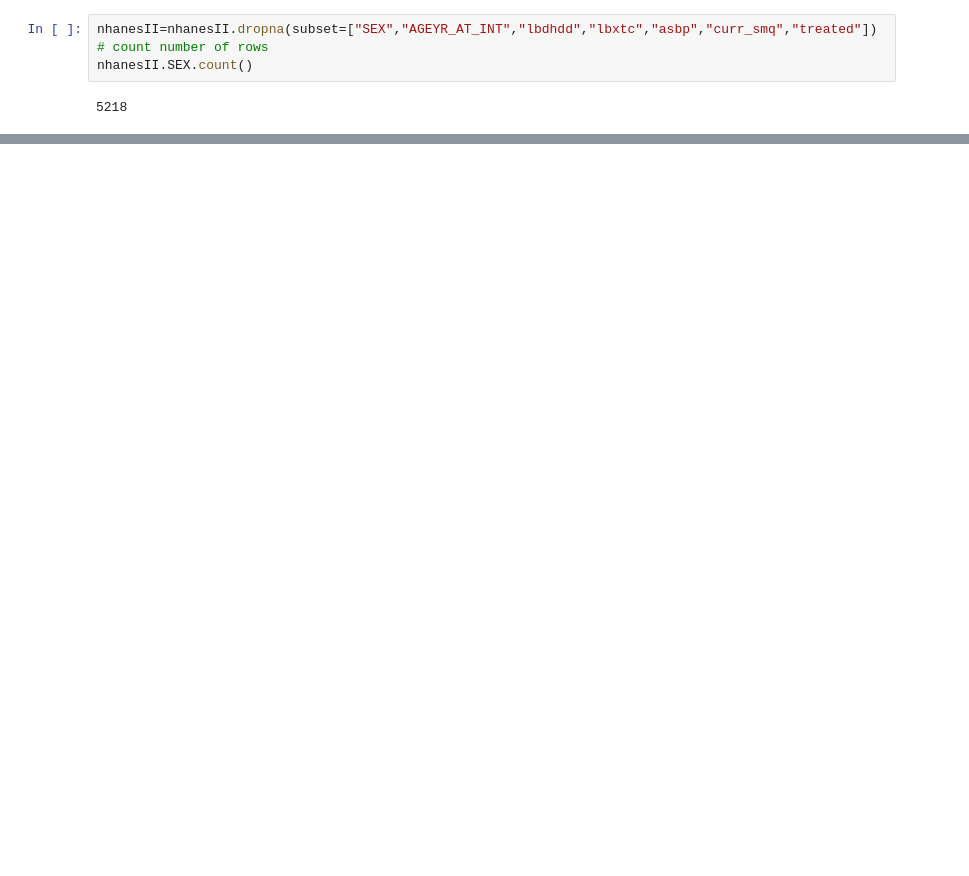
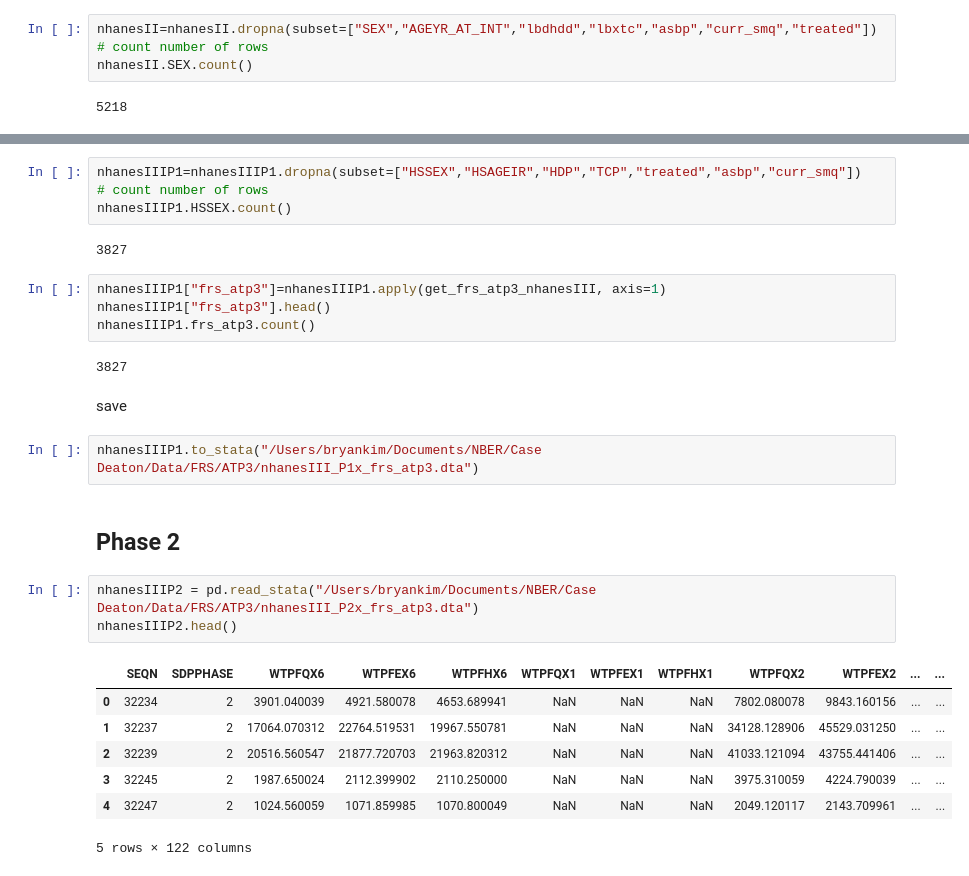
Before and after one commit to bryansashakim/Framingham-Risk-Scores, a Jupyter notebook: Code/NHANES II&III/get_frs_atp3.ipynb, the cells around one changed output, grey strips where cells are left out. Cells and saved outputs as stored; diff of their text form; blank space fills up the shorter version.

```diff
--- a/Code/NHANES II&III/get_frs_atp3.ipynb
+++ b/Code/NHANES II&III/get_frs_atp3.ipynb
@@ -255,0 +312,29 @@ ValueError: The truth value of a Series is ambiguous. Use a.empty, a.bool(), a.i
+# %%
+nhanesIIIP1=nhanesIIIP1.dropna(subset=["HSSEX","HSAGEIR","HDP","TCP","treated","asbp","curr_smq"])
+# count number of rows
+nhanesIIIP1.HSSEX.count()
+# %% [output]
+3827
+# %%
+nhanesIIIP1["frs_atp3"]=nhanesIIIP1.apply(get_frs_atp3_nhanesIII, axis=1)
+nhanesIIIP1["frs_atp3"].head()
+nhanesIIIP1.frs_atp3.count()
+# %% [output]
+3827
+# %% [markdown]
+save
+# %%
+nhanesIIIP1.to_stata("/Users/bryankim/Documents/NBER/Case Deaton/Data/FRS/ATP3/nhanesIII_P1x_frs_atp3.dta")
+# %% [markdown]
+## Phase 2
+# %%
+nhanesIIIP2 = pd.read_stata("/Users/bryankim/Documents/NBER/Case Deaton/Data/FRS/ATP3/nhanesIII_P2x_frs_atp3.dta")
+nhanesIIIP2.head()
+# %% [output]
+|  | SEQN | SDPPHASE | WTPFQX6 | WTPFEX6 | WTPFHX6 | WTPFQX1 | WTPFEX1 | WTPFHX1 | WTPFQX2 | WTPFEX2 | ... | ... |
+| 0 | 32234 | 2 | 3901.040039 | 4921.580078 | 4653.689941 | NaN | NaN | NaN | 7802.080078 | 9843.160156 | ... | ... |
+| 1 | 32237 | 2 | 17064.070312 | 22764.519531 | 19967.550781 | NaN | NaN | NaN | 34128.128906 | 45529.031250 | ... | ... |
+| 2 | 32239 | 2 | 20516.560547 | 21877.720703 | 21963.820312 | NaN | NaN | NaN | 41033.121094 | 43755.441406 | ... | ... |
+| 3 | 32245 | 2 | 1987.650024 | 2112.399902 | 2110.250000 | NaN | NaN | NaN | 3975.310059 | 4224.790039 | ... | ... |
+| 4 | 32247 | 2 | 1024.560059 | 1071.859985 | 1070.800049 | NaN | NaN | NaN | 2049.120117 | 2143.709961 | ... | ... |
+5 rows × 122 columns
```
Also changed, not shown: parts of 25 cells of this notebook, 47 other files.
